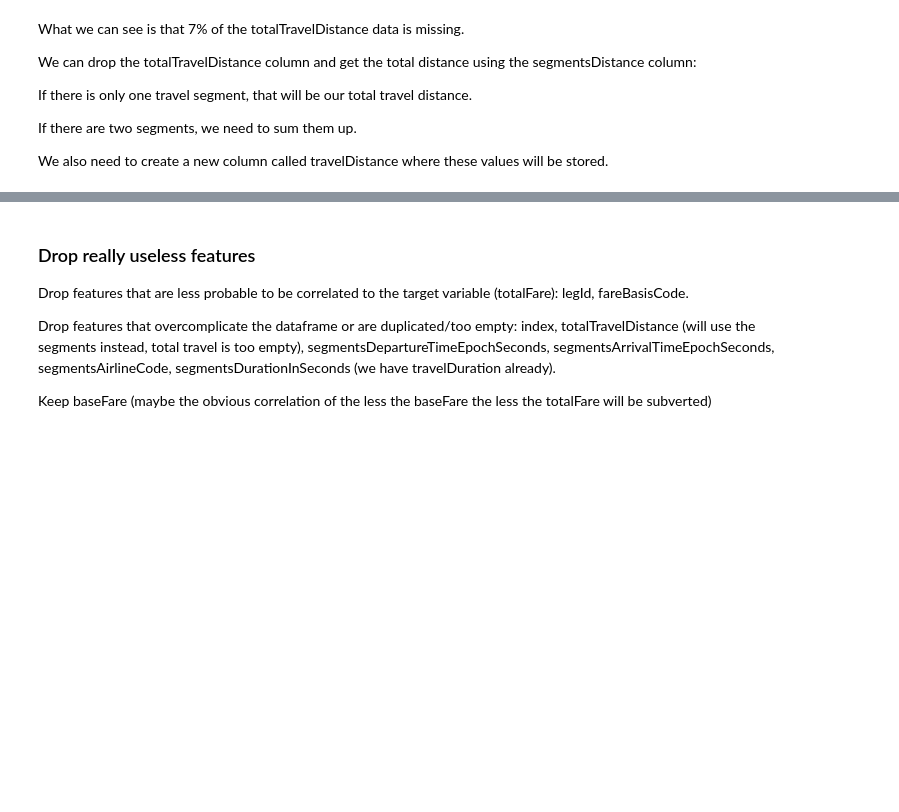
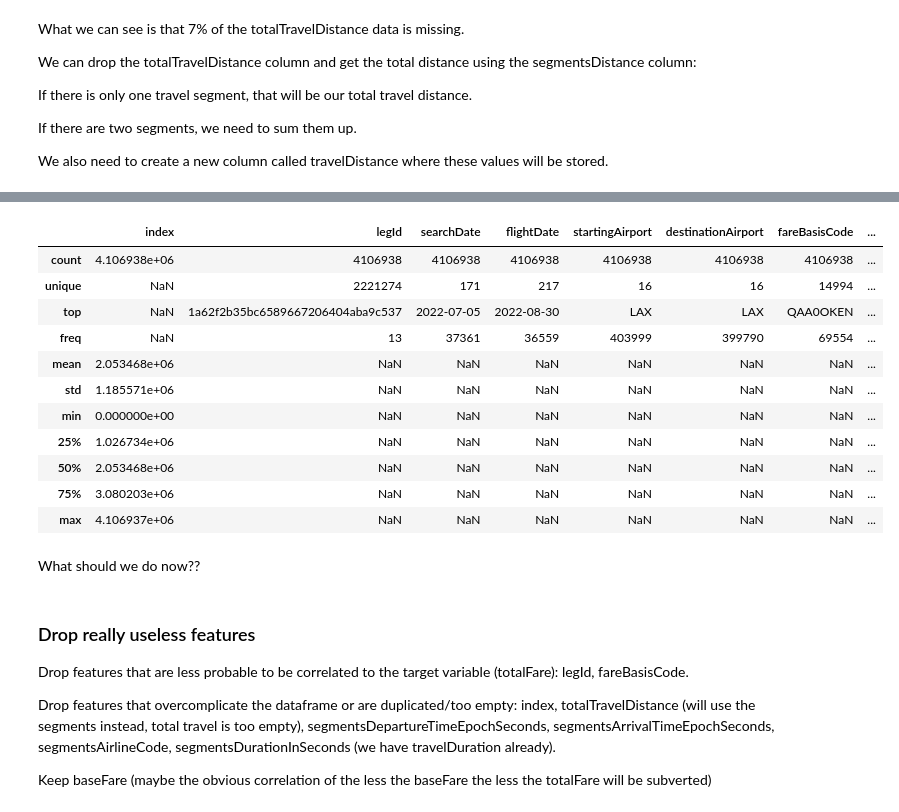
Before and after one commit to maria-pigazzi/flight-predictions-project, a Jupyter notebook: src/explore.ipynb, the cells around one changed output, grey strips where cells are left out. Saved outputs shown, nothing was run; the diff lists cells and outputs as text; code cells hidden in the pictures; blank space fills up the shorter version.

```diff
--- a/src/explore.ipynb
+++ b/src/explore.ipynb
@@ -167,3 +183,20 @@ We also need to create a new column called travelDistance where these values wil
+# %%
+data_from_db.describe(include='all')
+# %% [output]
+|  | index | legId | searchDate | flightDate | startingAirport | destinationAirport | fareBasisCode | ... |
+| count | 4.106938e+06 | 4106938 | 4106938 | 4106938 | 4106938 | 4106938 | 4106938 | ... |
+| unique | NaN | 2221274 | 171 | 217 | 16 | 16 | 14994 | ... |
+| top | NaN | 1a62f2b35bc6589667206404aba9c537 | 2022-07-05 | 2022-08-30 | LAX | LAX | QAA0OKEN | ... |
+| freq | NaN | 13 | 37361 | 36559 | 403999 | 399790 | 69554 | ... |
+| mean | 2.053468e+06 | NaN | NaN | NaN | NaN | NaN | NaN | ... |
+| std | 1.185571e+06 | NaN | NaN | NaN | NaN | NaN | NaN | ... |
+| min | 0.000000e+00 | NaN | NaN | NaN | NaN | NaN | NaN | ... |
+| 25% | 1.026734e+06 | NaN | NaN | NaN | NaN | NaN | NaN | ... |
+| 50% | 2.053468e+06 | NaN | NaN | NaN | NaN | NaN | NaN | ... |
+| 75% | 3.080203e+06 | NaN | NaN | NaN | NaN | NaN | NaN | ... |
+| max | 4.106937e+06 | NaN | NaN | NaN | NaN | NaN | NaN | ... |
+# %% [markdown]
+What should we do now??
 # %% [markdown]
 ### Drop really useless features
 
```
Also changed, not shown: parts of 18 cells of this notebook.
